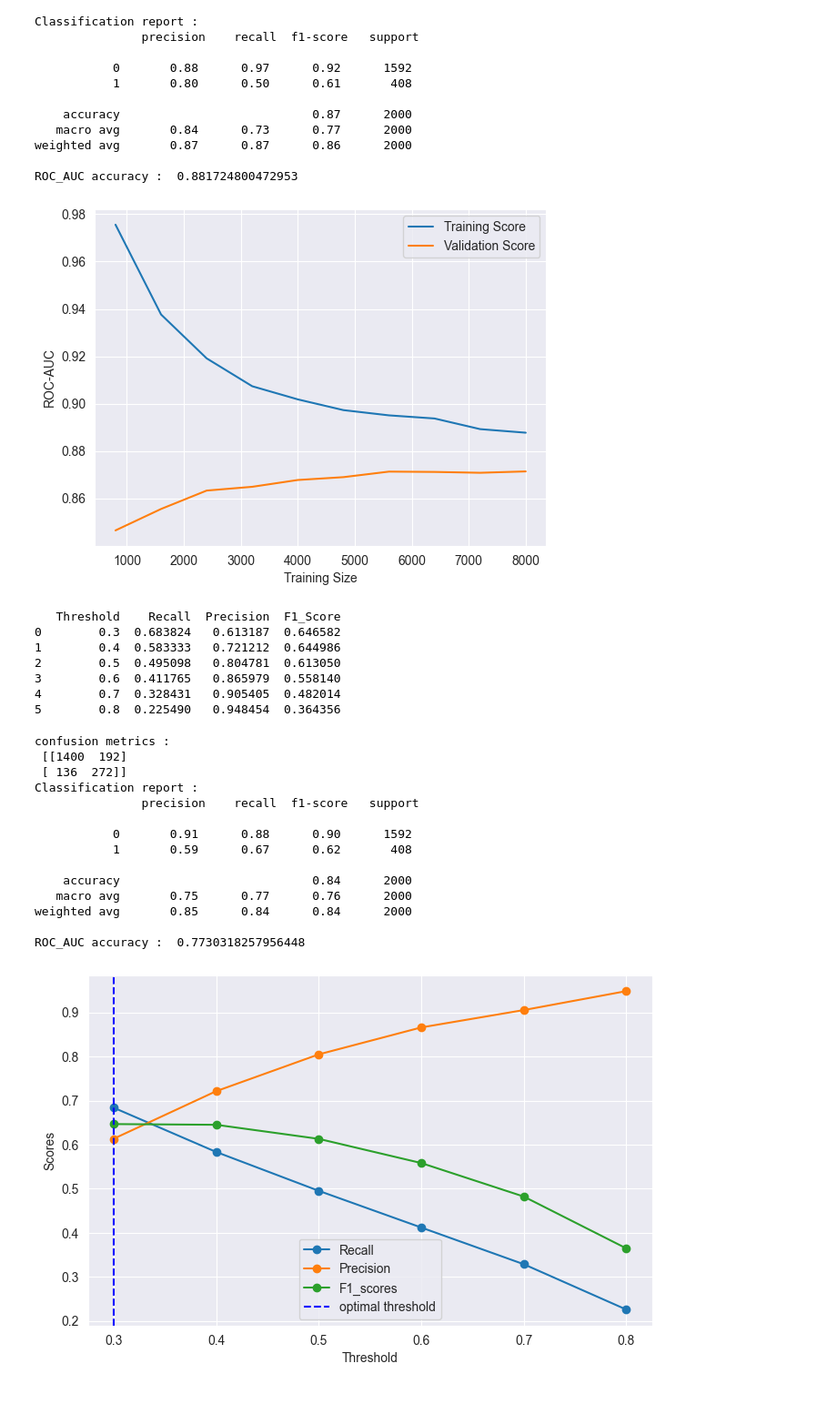
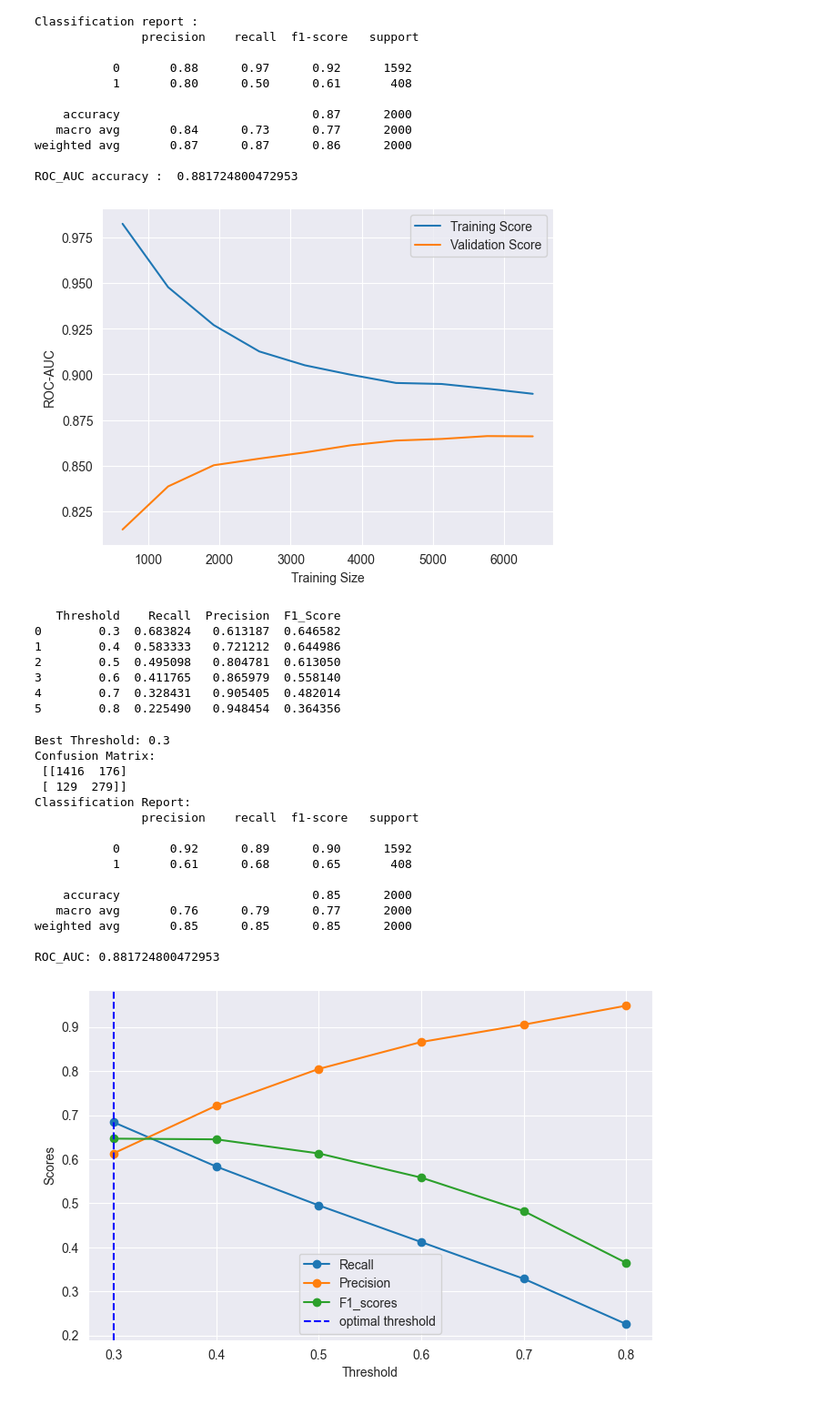
Before and after one commit to Wasima230Sultana/Customer-Churn-Analysis, a Jupyter notebook: Customer-churn.ipynb, the cells around one changed output. Shown at 91% size. Saved outputs shown, nothing was run; the diff lists cells and outputs as text; code cells hidden in the pictures.

Commit message:
Add all models ROC accuracy

```diff
--- a/Customer-churn.ipynb
+++ b/Customer-churn.ipynb
@@ -1070,28 +1087,28 @@ ROC_AUC accuracy :  0.881724800472953
 # %%
 train_sizes, train_scores, val_scores = learning_curve(
     estimator=cat,
-    X=X,
-    y=y,
+    X=X_train,
+    y=y_train,
     cv=5,
     scoring='roc_auc',
     train_sizes=np.linspace(0.1, 1.0, 10),
     random_state=42
 )
 
 # Mean scores
 train_mean = np.mean(train_scores, axis=1)
 val_mean = np.mean(val_scores, axis=1)
 
 # Plot
 plt.plot(train_sizes, train_mean, label="Training Score")
 plt.plot(train_sizes, val_mean, label="Validation Score")
 
 plt.xlabel("Training Size")
 plt.ylabel("ROC-AUC")
 plt.legend()
 plt.show()
 # %% [output]
-[figure, old version]
+[figure, new version]
 # %%
 thresholds = [0.3, 0.4, 0.5, 0.6, 0.7, 0.8]
 t_hold = []
@@ -1124,27 +1141,34 @@ print(cat_frame)
 4        0.7  0.328431   0.905405  0.482014
 5        0.8  0.225490   0.948454  0.364356
 # %%
-best_threshold_cat = 0.3
-best_y_proba = (y_proba >= best_threshold_cat).astype(int)
+# Automatically pick best threshold
+best_threshold_cat = cat_frame.iloc[0]['Threshold']
+print("Best Threshold:", best_threshold_cat)
 
-print("confusion metrics : \n",confusion_matrix(y_test,best_y_proba))
-print("Classification report : \n",classification_report(y_test,best_y_proba))
-print("ROC_AUC accuracy : ",roc_auc_score(y_test,best_y_proba))
+# Apply best threshold
+best_y_pred = (y_cat_proba >= best_threshold_cat).astype(int)
+
+print("Confusion Matrix:\n", confusion_matrix(y_test, best_y_pred))
+print("Classification Report:\n", classification_report(y_test, best_y_pred))
+
+# IMPORTANT: ROC-AUC should use probabilities, not binary prediction
+print("ROC_AUC:", roc_auc_score(y_test, y_cat_proba))
 # %% [output]
-confusion metrics :
- [[1400  192]
- [ 136  272]]
-Classification report :
+Best Threshold: 0.3
+Confusion Matrix:
+ [[1416  176]
+ [ 129  279]]
+Classification Report:
                precision    recall  f1-score   support
 
-           0       0.91      0.88      0.90      1592
-           1       0.59      0.67      0.62       408
+           0       0.92      0.89      0.90      1592
+           1       0.61      0.68      0.65       408
 
-    accuracy                           0.84      2000
-   macro avg       0.75      0.77      0.76      2000
-weighted avg       0.85      0.84      0.84      2000
+    accuracy                           0.85      2000
+   macro avg       0.76      0.79      0.77      2000
+weighted avg       0.85      0.85      0.85      2000
 
-ROC_AUC accuracy :  0.7730318257956448
+ROC_AUC: 0.881724800472953
 # %%
 plt.figure(figsize=(8,5))
 plt.plot(thresholds,cat_recall,label='Recall',marker='o')
```
Also changed, not shown: parts of 13 cells of this notebook, 4 other files.
